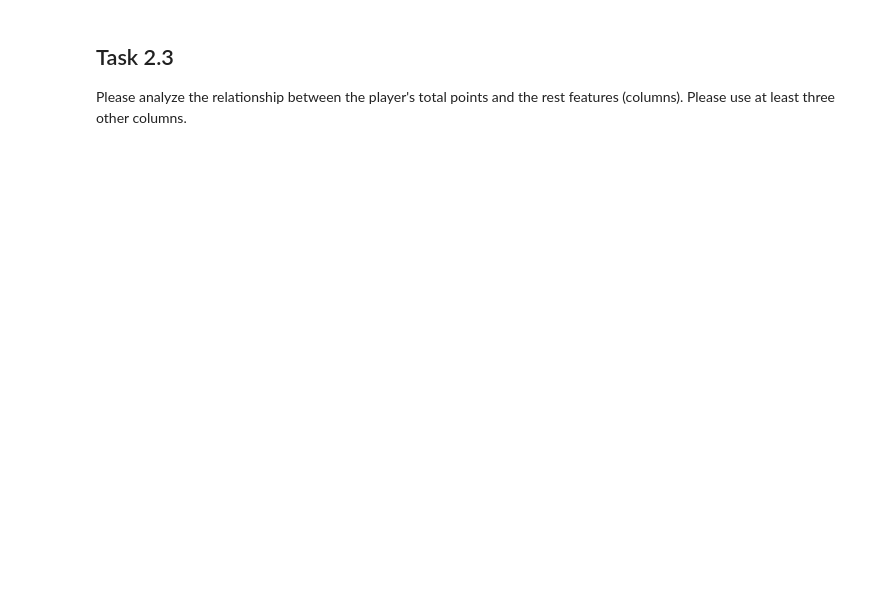
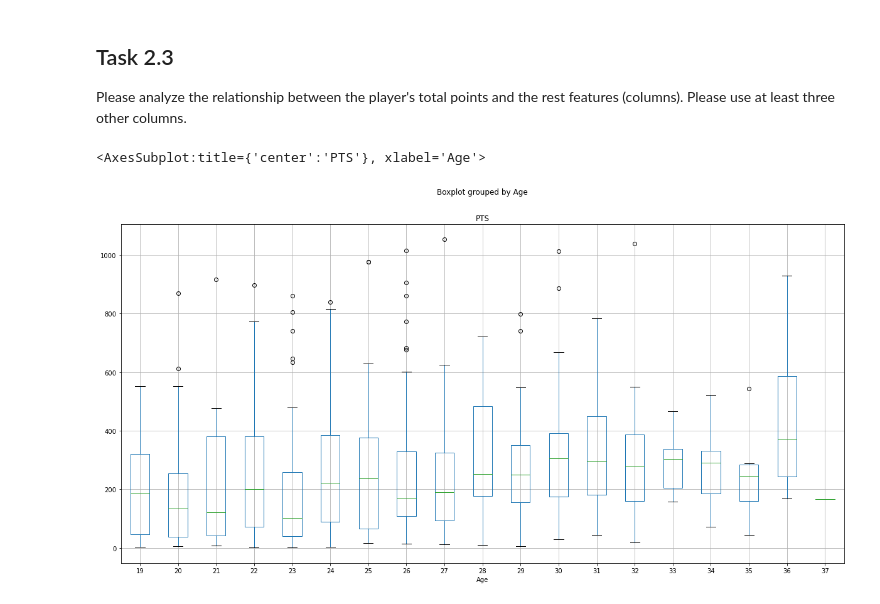
Before and after one commit to abir1997/nba-data-analysis, a Jupyter notebook: s3677701.ipynb, the cells around one changed output. Cells and saved outputs as stored; diff of their text form; code cells hidden in the pictures; blank space fills up the shorter version.

```diff
--- a/s3677701.ipynb
+++ b/s3677701.ipynb
@@ -244,3 +297,8 @@ data.plot.scatter(x='3PA',
 Please analyze the relationship between the player's total points and the rest features (columns). Please use at least three other columns.
 # %%
 # Code goes after this line by adding cells
+# %%
+data.dropna().boxplot(column='PTS', by='Age', figsize = (20,10))
+# %% [output]
+<AxesSubplot:title={'center':'PTS'}, xlabel='Age'>
+[figure, added]
```
Also changed, not shown: parts of 11 cells of this notebook, 1 other file.
